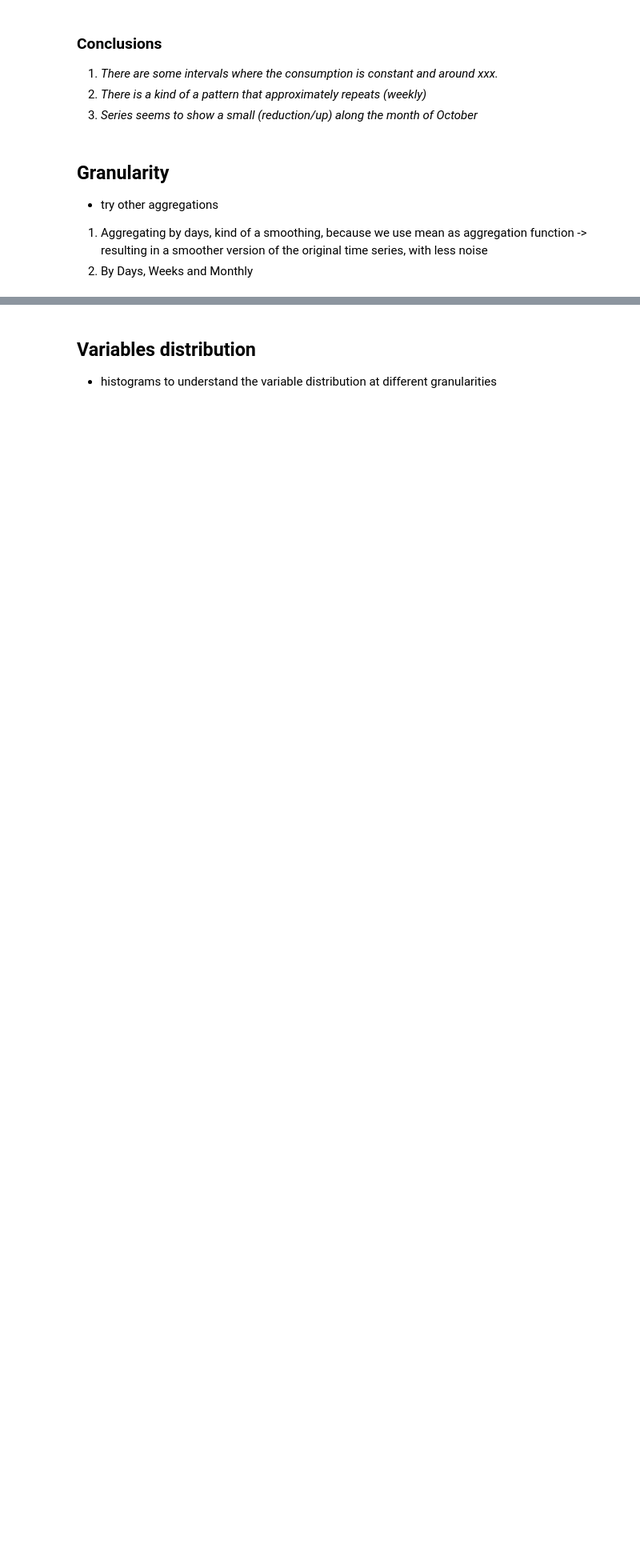
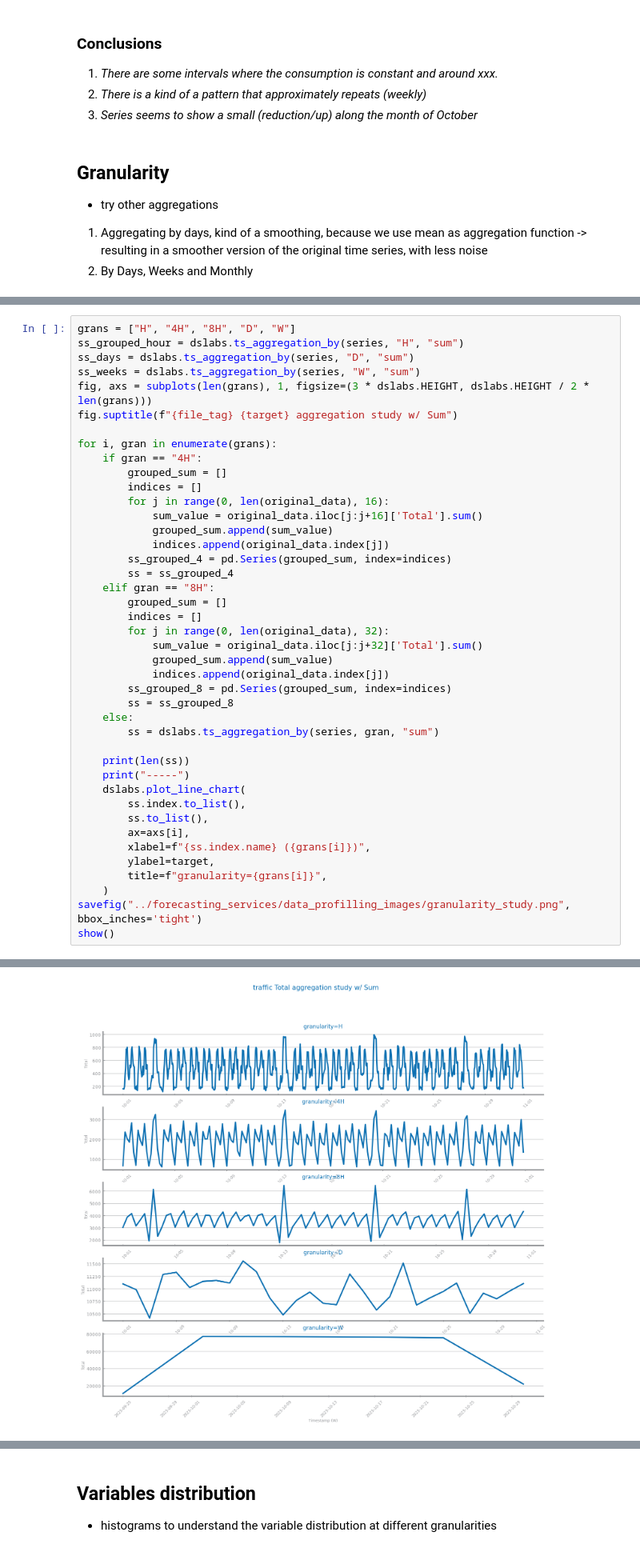
Before and after one commit to franciscoAbreuTecnico/Data-Science-IST, a Jupyter notebook: forecasting_services/data_profilling.ipynb, the cells around one changed output, grey strips where cells are left out. Shown at 80% size. Drawn from its saved outputs; the diff is of its cells as text; blank space fills up the shorter version.

```diff
--- a/forecasting_services/data_profilling.ipynb
+++ b/forecasting_services/data_profilling.ipynb
@@ -245,0 +74,43 @@ show()
+# %%
+grans = ["H", "4H", "8H", "D", "W"]
+ss_grouped_hour = dslabs.ts_aggregation_by(series, "H", "sum")
+ss_days = dslabs.ts_aggregation_by(series, "D", "sum")
+ss_weeks = dslabs.ts_aggregation_by(series, "W", "sum")
+fig, axs = subplots(len(grans), 1, figsize=(3 * dslabs.HEIGHT, dslabs.HEIGHT / 2 * len(grans)))
+fig.suptitle(f"{file_tag} {target} aggregation study w/ Sum")
+
+for i, gran in enumerate(grans):
+    if gran == "4H":
+        grouped_sum = []
+        indices = []
+        for j in range(0, len(original_data), 16):
+            sum_value = original_data.iloc[j:j+16]['Total'].sum()
+            grouped_sum.append(sum_value)
+            indices.append(original_data.index[j])
+        ss_grouped_4 = pd.Series(grouped_sum, index=indices)
+        ss = ss_grouped_4
+    elif gran == "8H":
+        grouped_sum = []
+        indices = []
+        for j in range(0, len(original_data), 32):
+            sum_value = original_data.iloc[j:j+32]['Total'].sum()
+            grouped_sum.append(sum_value)
+            indices.append(original_data.index[j])
+        ss_grouped_8 = pd.Series(grouped_sum, index=indices)
+        ss = ss_grouped_8
+    else:
+        ss = dslabs.ts_aggregation_by(series, gran, "sum")
+
+    print(len(ss))
+    print("-----")
+    dslabs.plot_line_chart(
+        ss.index.to_list(),
+        ss.to_list(),
+        ax=axs[i],
+        xlabel=f"{ss.index.name} ({grans[i]})",
+        ylabel=target,
+        title=f"granularity={grans[i]}",
+    )
+savefig("../forecasting_services/data_profilling_images/granularity_study.png", bbox_inches='tight')
+show()
+# %% [output]
@@ -246,3 +127,4 @@ show()
+[figure, added]
 # %% [markdown]
 ### Conclusions
 1. (daily) In this new version, the cyclic behaviour is not so noticeable, as we have seen before - it does not show any cyclic behavior as before -
```
Also changed, not shown: parts of 12 cells of this notebook, 23 other files.
